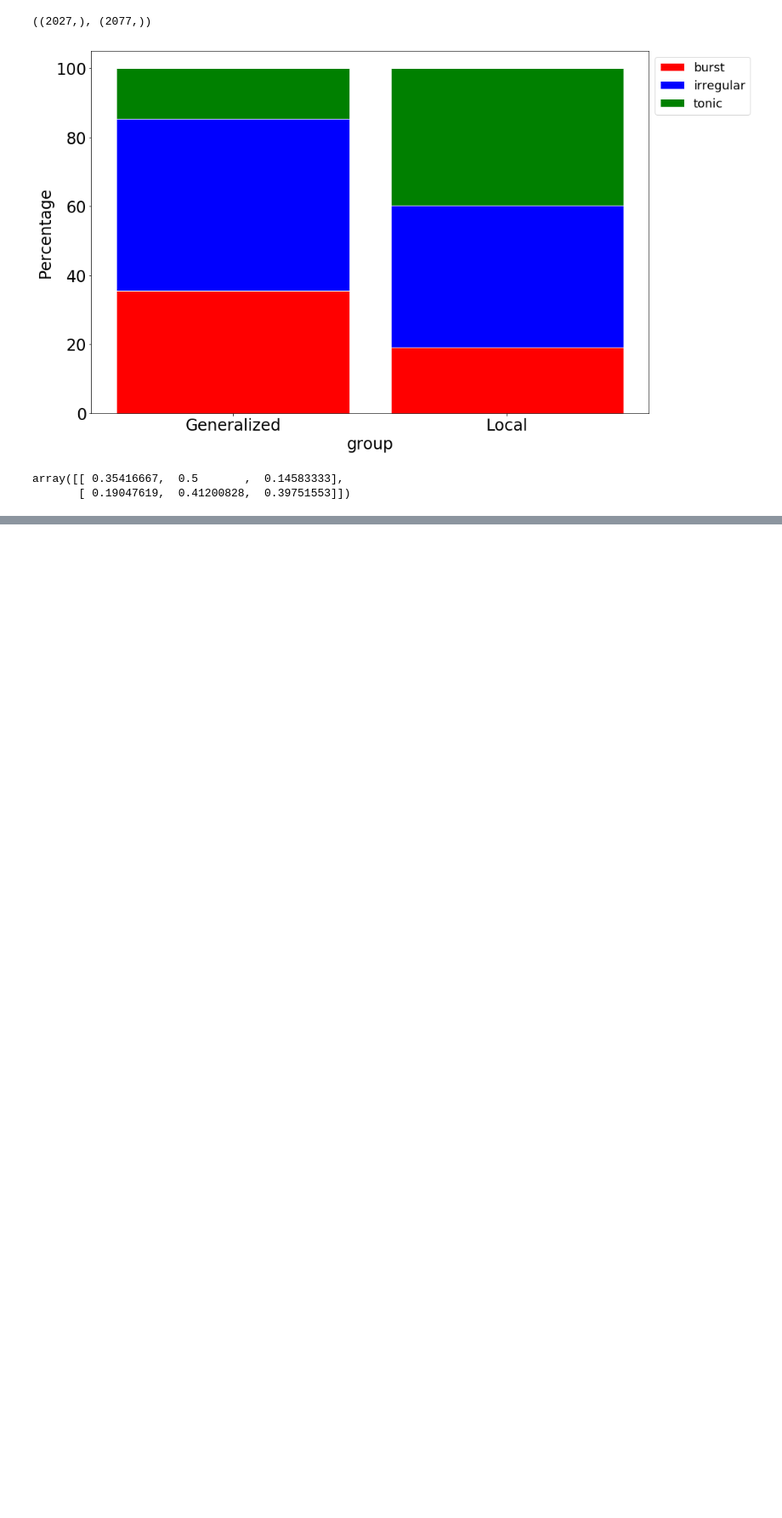
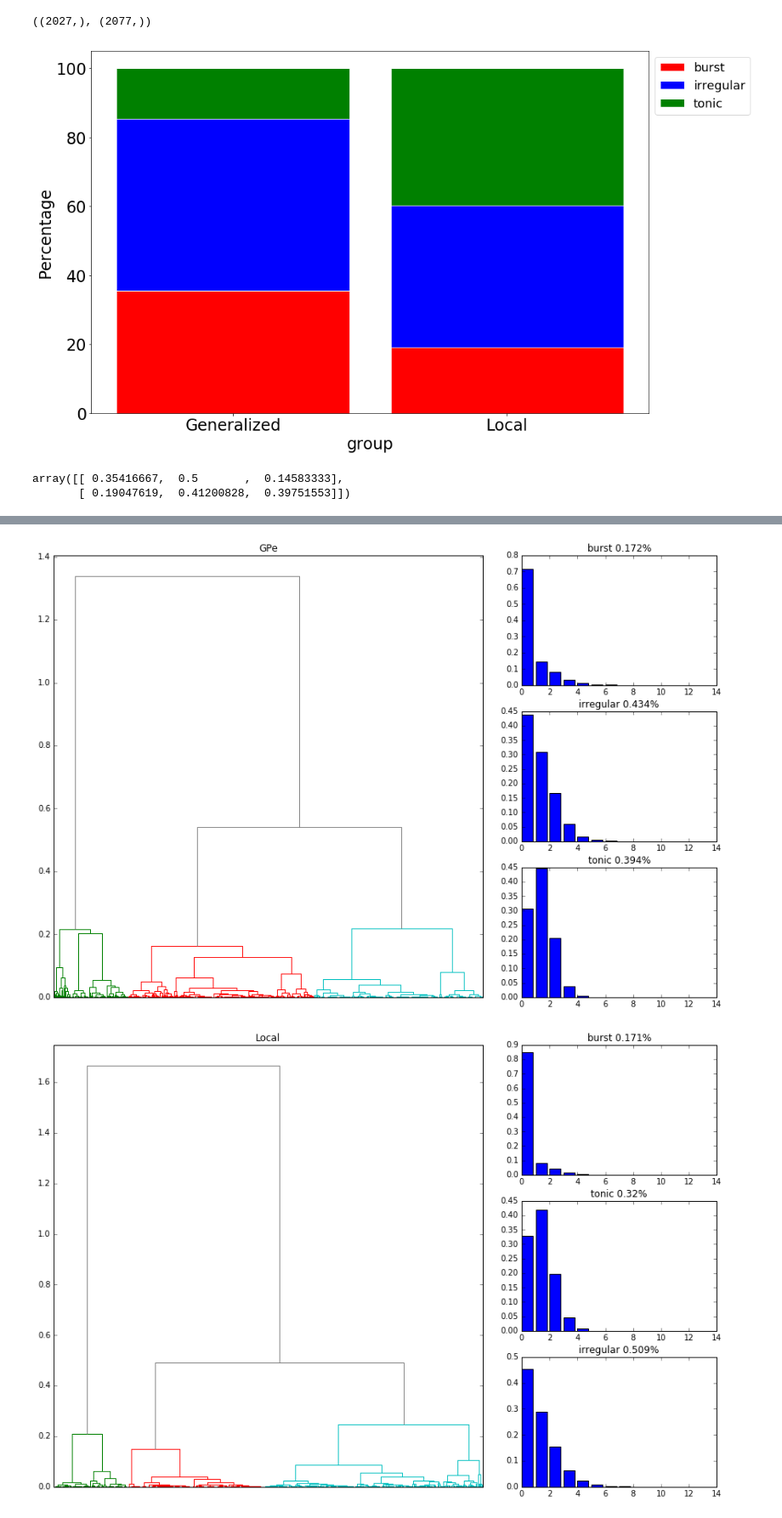
Before and after one commit to Vlad0922/neurophysiology, a Jupyter notebook: burst_clusters_heirarchy.ipynb, the cells around one changed output, grey strips where cells are left out. Shown: that part at 85% size. Drawn from its saved outputs; the diff is of its cells as text; code cells hidden in the pictures; blank space fills up the shorter version.

```diff
--- a/burst_clusters_heirarchy.ipynb
+++ b/burst_clusters_heirarchy.ipynb
@@ -900 +919,4 @@ array([ 0.93997717,  0.04417136])
+# %%
+import os
+desktop = os.path.join(os.path.join(os.environ['USERPROFILE']), 'Desktop')
 # %%
@@ -907,3 +929,9 @@ array([ 0.93997717,  0.04417136])
 
 # plt.title('TSNE')
 # plt.legend()
+# %%
+M_dct = dict()
+
+for l in np.unique(awake_type):
+    M_curr = build_matrix_precalc(only_st[awake_type == l], lambda x, y: sdh_poisson_metric_precalc(x, y), sdh_vals[awake_type == l])
+    M_dct[l] = M_curr
@@ -909,0 +943,41 @@ array([ 0.93997717,  0.04417136])
+# %%
+for (n, vals), dist_cut in zip(M_dct.items(), [0.4, 0.4, 0.4, 0.2]):
+    Z_curr = linkage(vals[np.triu_indices(vals.shape[0], 1)], 'ward')
+
+    for t in np.arange(0.05, 1., 0.05):
+        cut_curr = fcluster(Z_curr, t, criterion='distance')
+        if len(np.unique(cut_curr)) == 3:
+            break
+
+    if len(np.unique(cut_curr)) != 3:
+        raise RuntimeError('WTF')
+
+    fig = plt.figure(figsize=(15,10))
+    # set up subplot grid
+    gridspec.GridSpec(3,3)
+    # large subplot
+    plt.subplot2grid((3,3), (0,0), colspan=2, rowspan=3)
+    ax = plt.gca()
+    _ = dendrogram(Z_curr, color_threshold=dist_cut, above_threshold_color="grey", ax=ax)
+    _ = plt.xticks([])
+    plt.title(n)
+
+    for idx, l in enumerate(np.unique(cut_curr)):
+        plt.subplot2grid((3, 3), (idx, 2))
+
+        mean_sdh = np.mean(all_padded[awake_type == n][cut_curr == l], axis=0)
+        if np.argmax(mean_sdh) == 1:
+            pat_name = 'tonic'
+        elif mean_sdh[0]/mean_sdh[1] > 2.5:
+            pat_name = 'burst'
+        else:
+            pat_name = 'irregular'
+
+        pat_perc = 1.*sum(cut_curr == l)/cut_curr.shape[0]
+        plt.bar(np.arange(mean_sdh.shape[0]), mean_sdh)
+        plt.title('{} {}%'.format(pat_name, round(pat_perc, 3)))
+
+    plt.savefig(os.path.join(desktop, '{}.png'.format(n)))
+# %% [output]
+[figure, added]
+[figure, added]
```
Also changed, not shown: parts of 22 cells of this notebook.
